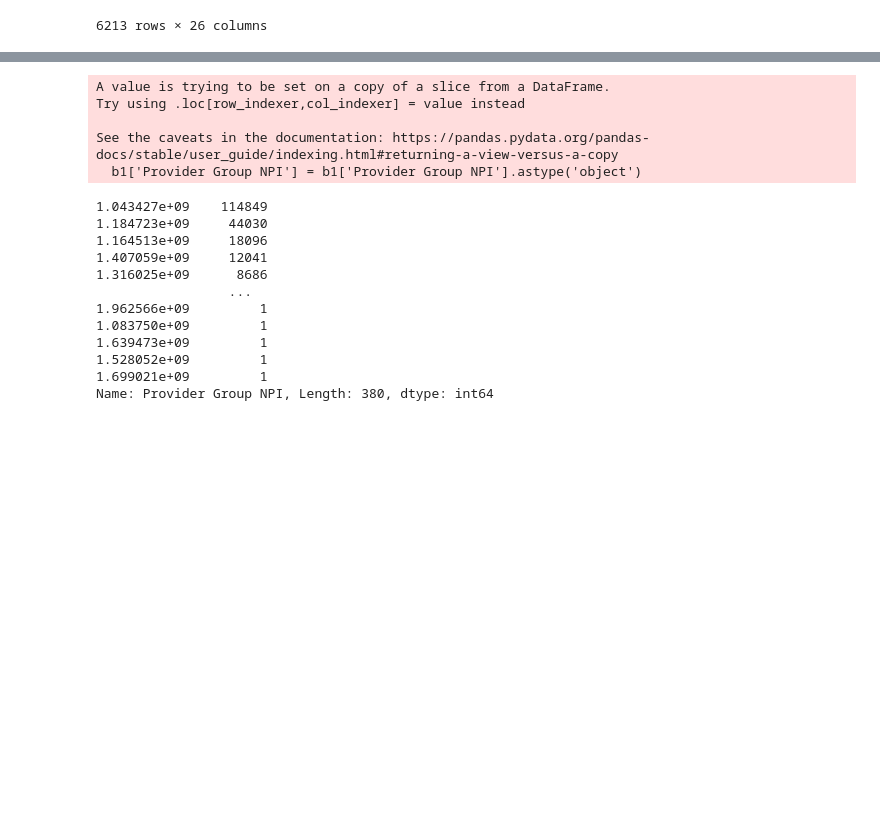
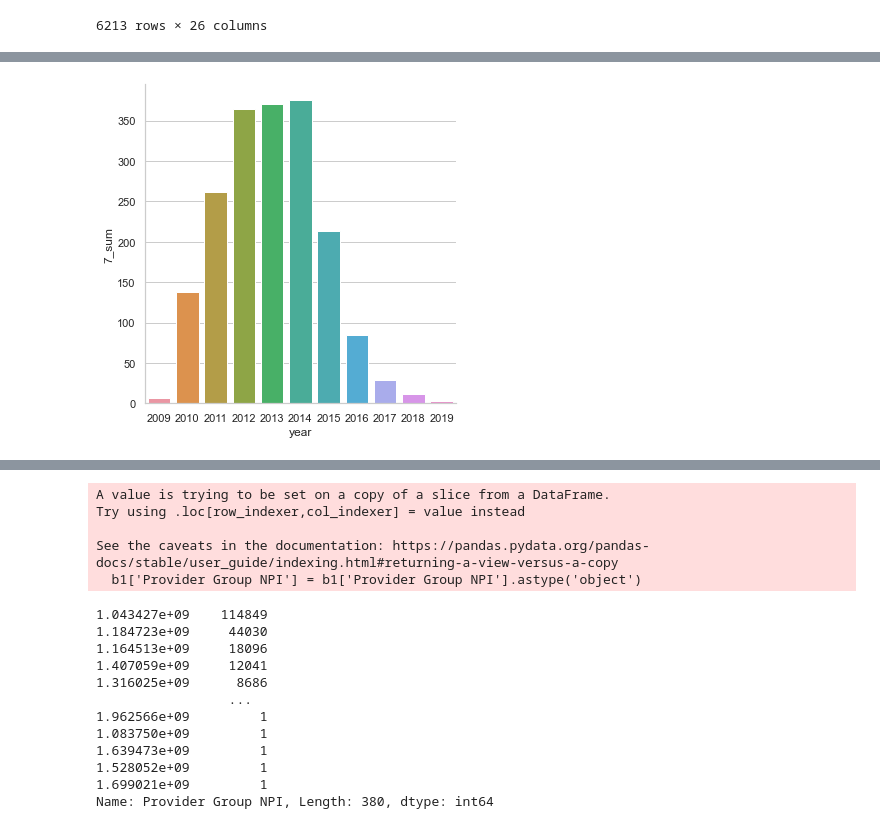
Before and after one commit to rghertel/hospital-readmission-not-koalas, a Jupyter notebook: data/hospital_notebook.ipynb, the cells around one changed output, grey strips where cells are left out. Drawn from its saved outputs; the diff is of its cells as text; code cells hidden in the pictures; blank space fills up the shorter version.

```diff
--- a/data/hospital_notebook.ipynb
+++ b/data/hospital_notebook.ipynb
@@ -139,0 +138,4 @@ Which individual or PCP groups should we make an extra effort with to build a re
+# %%
+w['year'] = w['Encounter Date'].dt.year
+w['month'] = w['Encounter Date'].dt.month
+w
@@ -139,0 +166,3 @@ Which individual or PCP groups should we make an extra effort with to build a re
+# %%
+w['7_day_count'] = w['7_days'].replace(to_replace=['yes'], value=[1])
+w
@@ -139,0 +188,6 @@ Which individual or PCP groups should we make an extra effort with to build a re
+# %%
+uu = w.groupby('year')['7_day_count'].value_counts()
+ll = pd.DataFrame(uu)
+ll.columns=['7_sum']
+o = ll.reset_index()
+o
@@ -139,0 +207,4 @@ Which individual or PCP groups should we make an extra effort with to build a re
+# %%
+d7_readmissions = sns.catplot(x="year", y="7_sum", kind="bar", data=o) #order=o.sort_values('7_sum').year)
+# %% [output]
+[figure, added]
```
Also changed, not shown: parts of 9 cells of this notebook.
